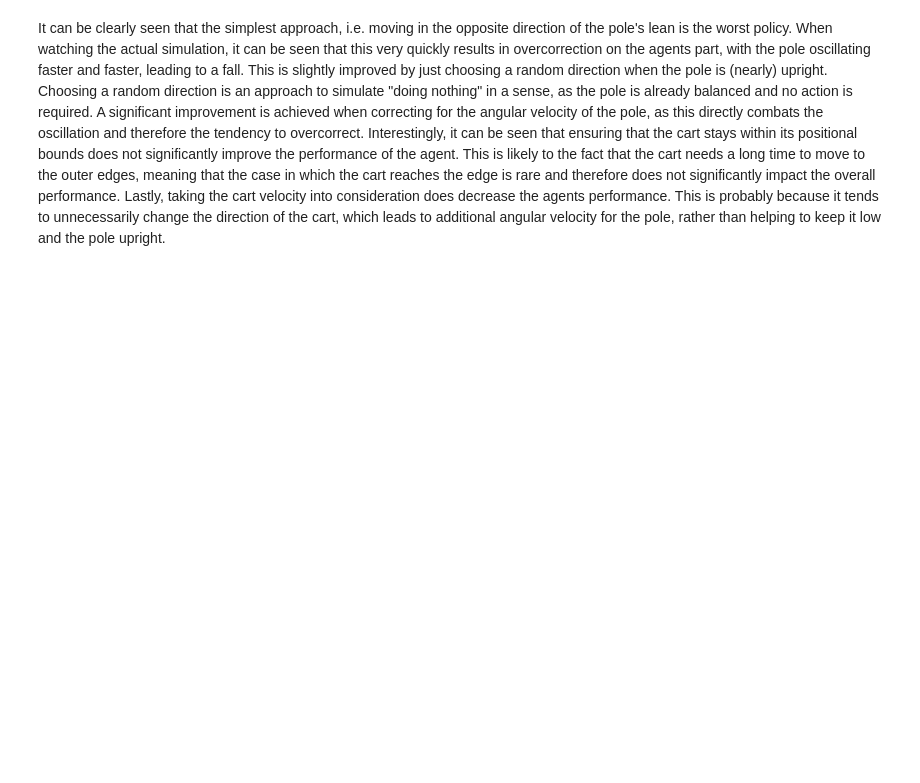
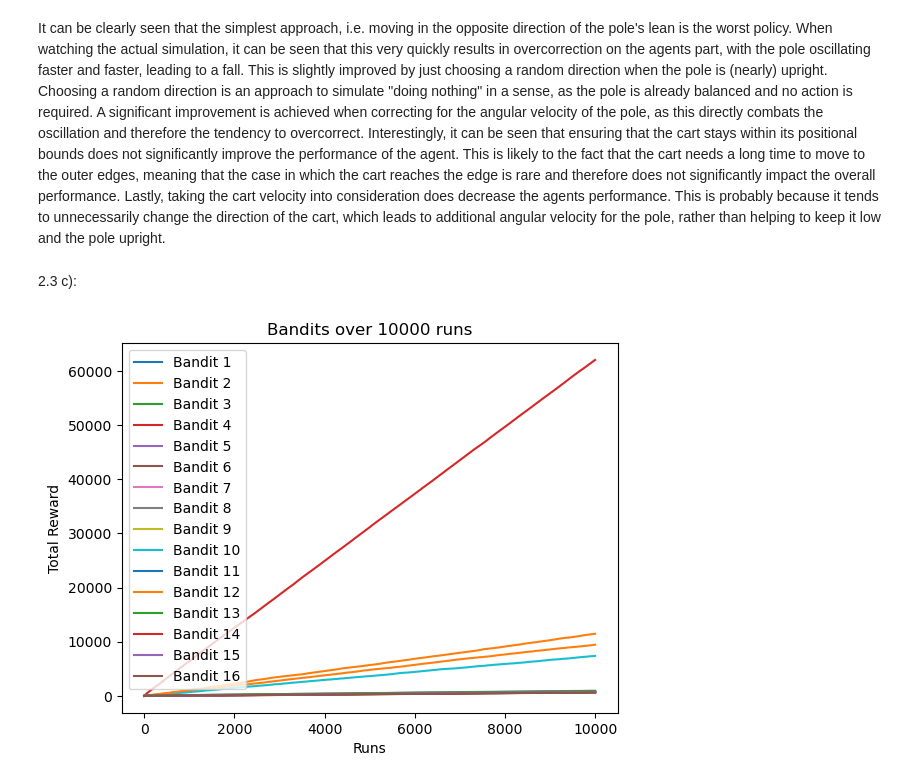
Before and after one commit to MarvinKohnen/deep-reinforcement-learning, a Jupyter notebook: assignments/exercise02/exercise2.3.ipynb, the cells around one changed output. Drawn from its saved outputs; the diff is of its cells as text; code cells hidden in the pictures; blank space fills up the shorter version.

```diff
--- a/assignments/exercise02/exercise2.3.ipynb
+++ b/assignments/exercise02/exercise2.3.ipynb
@@ -184,3 +191,23 @@ the case in which the cart reaches the edge is rare and therefore does not signi
 Lastly, taking the cart velocity into consideration does decrease the agents performance. This is probably because it tends to
 unnecessarily change the direction of the cart, which leads to additional angular velocity for the pole, rather than helping to
 keep it low and the pole upright.
+# %% [markdown]
+2.3 c):
+# %%
+def transform(observation):
+    """
+    Transform the observation into a binary array, where each value is 1 if the corresponding value in the observation is positive
+    and 0 otherwise. This is done to reduce the state space from 4 continuous variables to 4 binary variables,
+    resulting in a total of 16 discrete states.
+    """
+    return np.array([1 if obs >= 0 else 0 for obs in observation])
+# %%
+def bandit_policy(observation, bandits, epsilon=0.1):
+    bandit = bandits[tuple(transform(observation))]
+
+    if random.random() < epsilon or bandit[0] == 0 or bandit[1] == 0:
+        ret = random.choice([0, 1])
+    else:
+        ret = 1 if bandit[3]/bandit[1] > bandit[2]/bandit[0] else 0
+
+    return bandit, ret
@@ -186,0 +257,29 @@ keep it low and the pole upright.
+# %%
+bandits = np.ndarray((2, 2, 2, 2, 4))
+bandits.fill(random.choice([0,1]))
+
+rewards = [[] for _ in range(16)]
+
+tmp = np.ndarray((2, 2, 2, 2))
+
+num = 10000
+for _ in range(num):
+    tmp += run_env_bandits(bandits, render=False)
+    for i in range(16):
+        rewards[i].append(tmp.flatten()[i])
+
+#print(test)
+#print(bandits)
+#print(rewards)
+# %%
+# Plotting the 16 lists
+for i in range(16):
+    plt.plot(rewards[i], label=f'Bandit {i+1}')
+
+plt.xlabel('Runs')
+plt.ylabel('Total Reward')
+plt.title('Bandits over 10000 runs')
+plt.legend()
+plt.show()
+# %% [output]
+[figure, added]
```
Also changed, not shown: parts of 7 cells of this notebook.
